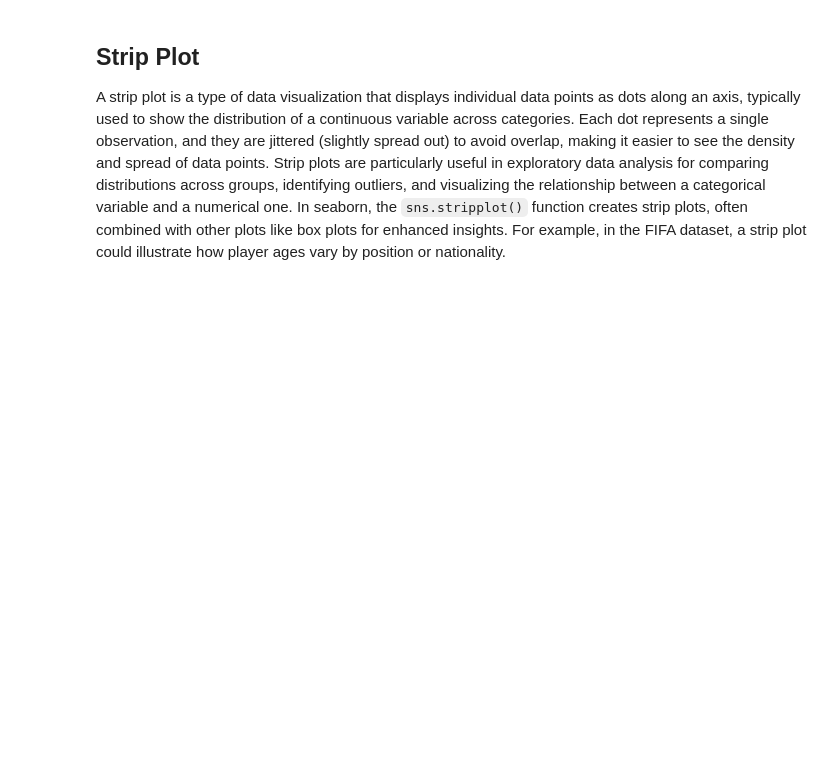
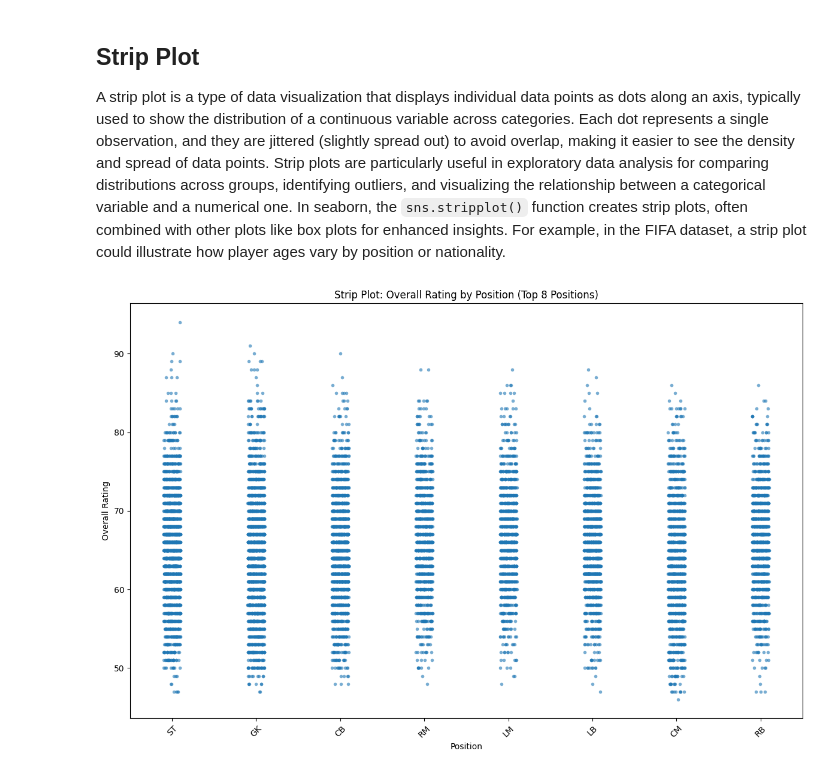
Before and after one commit to GabiYamato/DA_practice, a Jupyter notebook: 01_visualization.ipynb, the cells around one changed output. Drawn from its saved outputs; the diff is of its cells as text; code cells hidden in the pictures; blank space fills up the shorter version.

Commit message:
visualizing fifa

```diff
--- a/01_visualization.ipynb
+++ b/01_visualization.ipynb
@@ -150,3 +150,16 @@ plt.show()
 A strip plot is a type of data visualization that displays individual data points as dots along an axis, typically used to show the distribution of a continuous variable across categories. Each dot represents a single observation, and they are jittered (slightly spread out) to avoid overlap, making it easier to see the density and spread of data points. Strip plots are particularly useful in exploratory data analysis for comparing distributions across groups, identifying outliers, and visualizing the relationship between a categorical variable and a numerical one. In seaborn, the `sns.stripplot()` function creates strip plots, often combined with other plots like box plots for enhanced insights. For example, in the FIFA dataset, a strip plot could illustrate how player ages vary by position or nationality.
 # %%
 #strip plot
+plt.figure(figsize=(12,8))
+# Select top 8 positions for cleaner visualization
+top_positions = data['Position'].value_counts().head(8).index
+filtered_data = data[data['Position'].isin(top_positions)]
+sns.stripplot(x='Position', y='Overall', data=filtered_data, jitter=True, size=4, alpha=0.6)
+plt.title('Strip Plot: Overall Rating by Position (Top 8 Positions)')
+plt.xlabel('Position')
+plt.ylabel('Overall Rating')
+plt.xticks(rotation=45)
+plt.tight_layout()
+plt.show()
+# %% [output]
+[figure, added]
```
Also changed, not shown: parts of 19 cells of this notebook, 2 other files.
